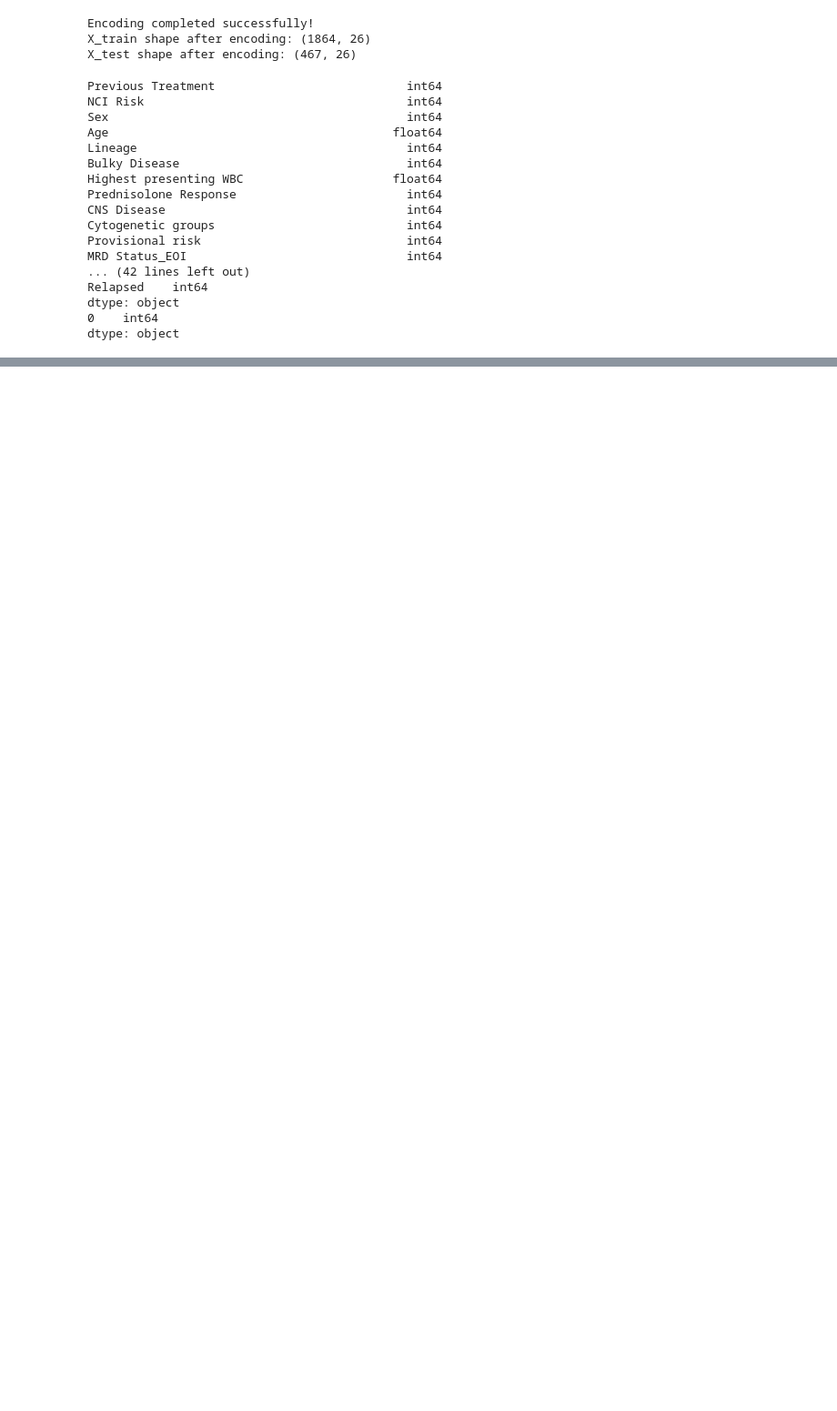
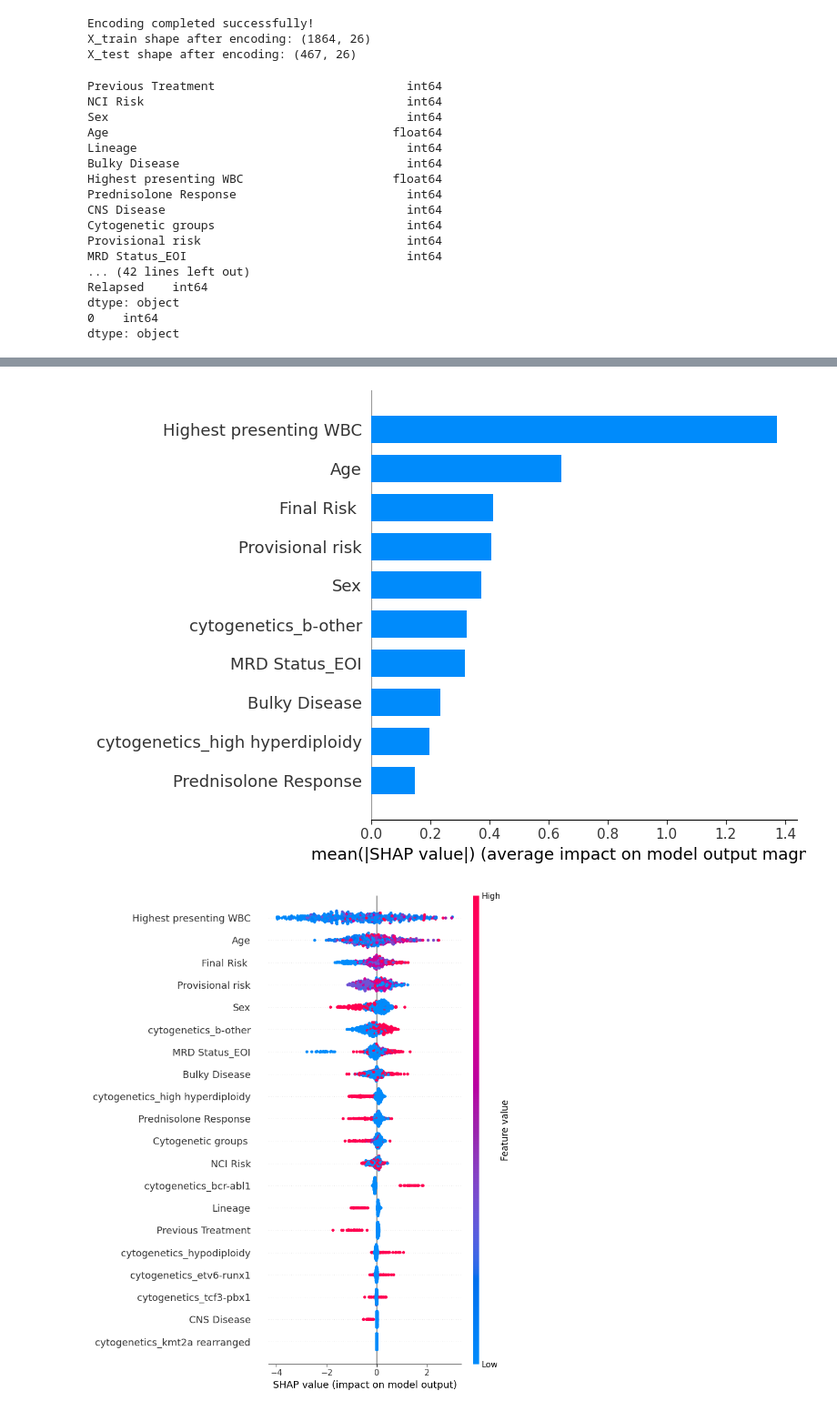
Before and after one commit to subikkshas/PREPARE-ALL, a Jupyter notebook: model_comp.ipynb, the cells around one changed output, grey strips where cells are left out. Shown at 91% size. Saved outputs shown, nothing was run; the diff lists cells and outputs as text; code cells hidden in the pictures; blank space fills up the shorter version.

```diff
--- a/model_comp.ipynb
+++ b/model_comp.ipynb
@@ -527,0 +899,5 @@ dtype: object
+# %%
+plot_shap_summary(best_model, X_train_encoded)
+# %% [output]
+[figure, added]
+[figure, added]
```
Also changed, not shown: parts of 15 cells of this notebook.
